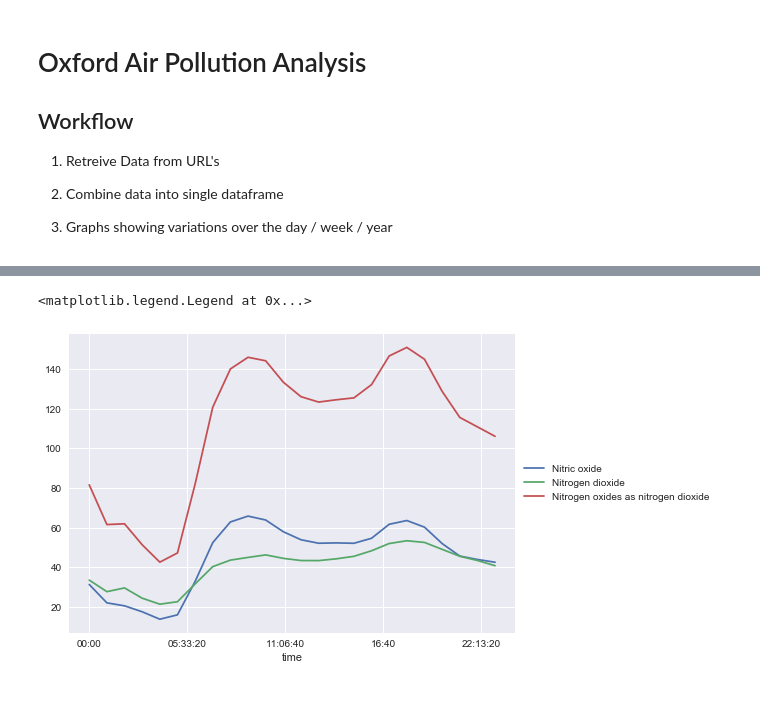
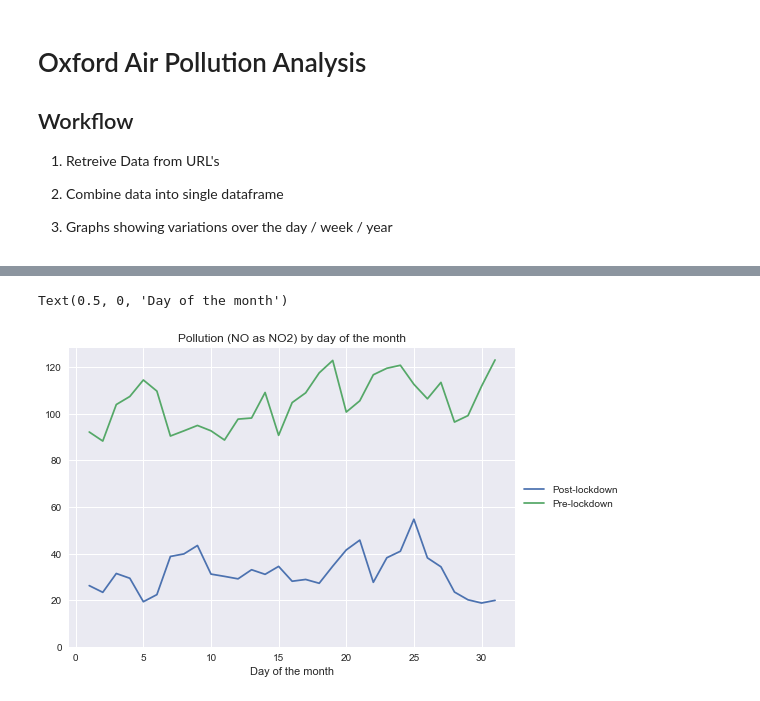
Before and after one commit to productivityboyz/Air-Pollution-Project, a Jupyter notebook: Oxford Analysis.ipynb, the cells around one changed output, grey strips where cells are left out. Cells and saved outputs as stored; diff of their text form; code cells hidden in the pictures.

Commit message:
Included lockdown column and created comparison graphs for pre/post lockdown

```diff
--- a/Oxford Analysis.ipynb
+++ b/Oxford Analysis.ipynb
@@ -26,8 +26,8 @@ data_2018 = clean_data('https://uk-air.defra.gov.uk/data_files/site_data/OX_2018
 data_2017 = clean_data('https://uk-air.defra.gov.uk/data_files/site_data/OX_2017.csv')
 data_2016 = clean_data('https://uk-air.defra.gov.uk/data_files/site_data/OX_2016.csv')
 # %%
-#concatenate all the years into a single dataset and plot the full timeline as a graph
-data_total = pd.concat([data_2020,data_2019,data_2018,data_2017,data_2016]) #create a merged dataset of all the yearly data combined
+#concatenate all the years into a single dataset and plot the full timeline as a rolling 13 week graph
+data_total = pd.concat([data_2020,data_2019,data_2018,data_2017]) #create a merged dataset of all the yearly data combined
 plot = data_total.resample('W').mean().rolling(13).mean().plot() #create a rolling average to remove spikes
 plt.legend(loc='center left',bbox_to_anchor=(1, 0.5)) #move the legend out of the plot
 plot.set_ylim(0,None)
@@ -36,0 +37,6 @@ plot.set_ylim(0,None)
+# %%
+#Create new variables to represent the lockdown date
+Lockdown = datetime.datetime(2020,3,17)
+print("Lockdown began in the UK on week " + Lockdown.strftime("%V"))
+data_total.loc[data_total.index<Lockdown,'Lockdown']="Pre-lockdown"
+data_total.loc[data_total.index>=Lockdown,'Lockdown']="Post-lockdown"
@@ -37,7 +124,13 @@ plot.set_ylim(0,None)
 # %%
-#plot the data by hour in the day
-data_total.groupby(data_total.index.time).mean().plot()
+#plot the data by day in the month
+monthday_pivot = data_total.pivot_table('Nitrogen oxides as nitrogen dioxide',
+                                       index=data_total.index.day,
+                                       columns=data_total['Lockdown'])
+monthday_pivot.plot()
 plt.legend(loc='center left',bbox_to_anchor=(1, 0.5)) #move the legend out of the plot
+plt.ylim(0)
+plt.title('Pollution (NO as NO2) by day of the month')
+plt.xlabel('Day of the month')
 # %% [output]
-<matplotlib.legend.Legend at 0x...>
+Text(0.5, 0, 'Day of the month')
-[figure, old version]
+[figure, new version]
```
Also changed, not shown: parts of 10 cells of this notebook.
